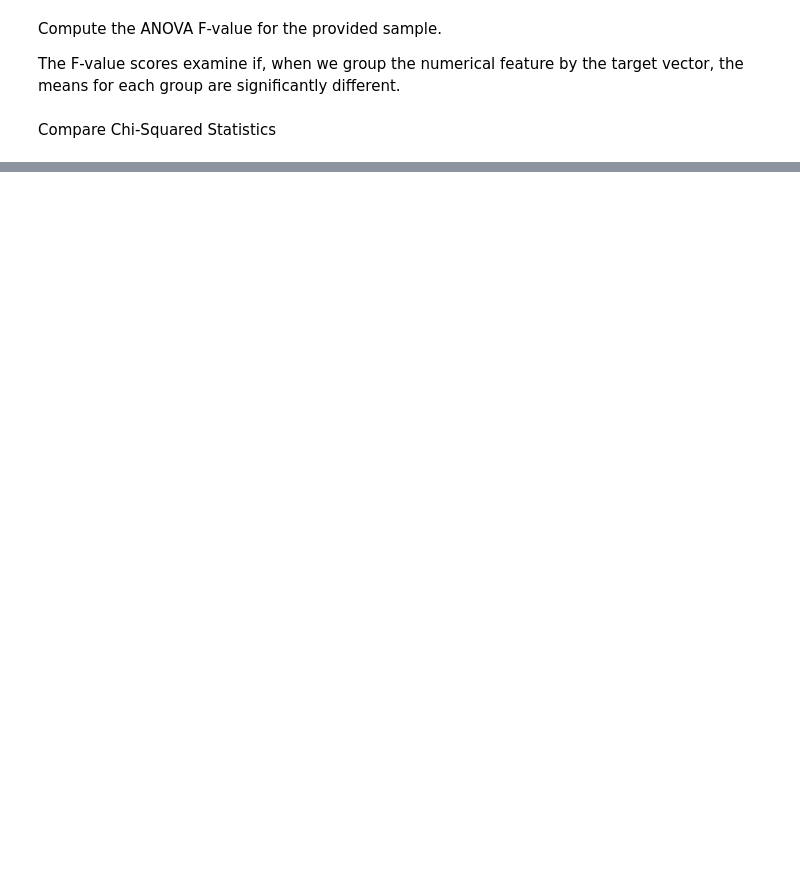
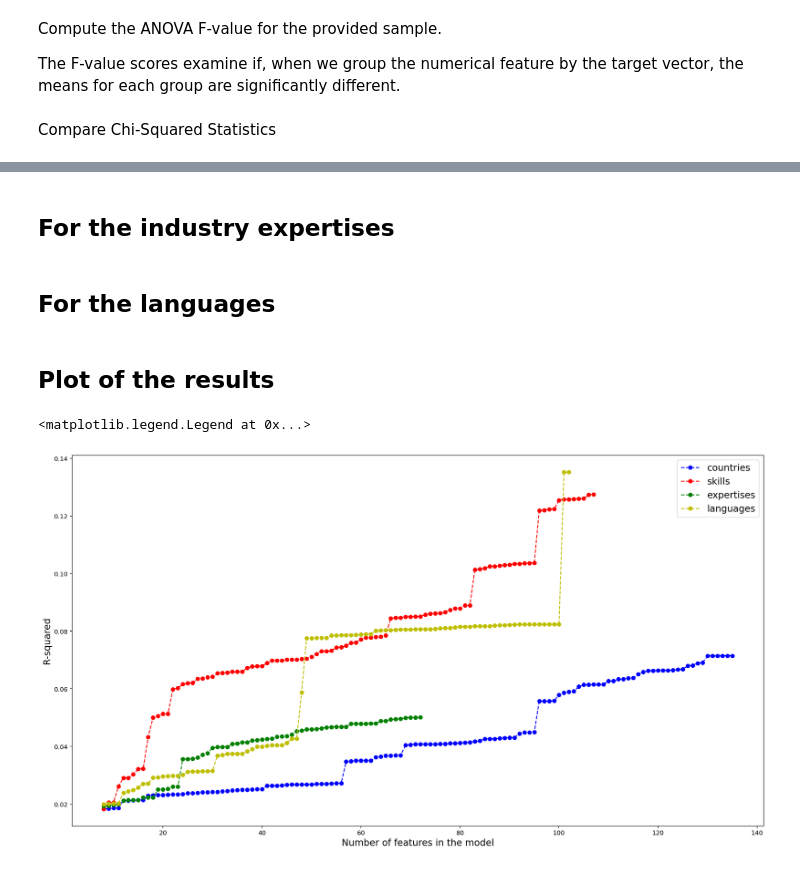
Before and after one commit to Victor-Manach/MODS207, a Jupyter notebook: feature_selection.ipynb, the cells around one changed output, grey strips where cells are left out. Saved outputs shown, nothing was run; the diff lists cells and outputs as text; code cells hidden in the pictures; blank space fills up the shorter version.

```diff
--- a/feature_selection.ipynb
+++ b/feature_selection.ipynb
@@ -195,0 +112,44 @@ strong multicollinearity or other numerical problems.
+# %% [markdown]
+## For the industry expertises
+# %%
+selected_features = ['rating','nb_reviews','nb_projects','nb_buyers','last_active','gender','score']
+exper_rsquared = []
+x_exper = []
+for exper in exper_dummies.columns:
+    if exper not in data.columns:
+        continue
+    selected_features += [exper]
+    X_cut = X[selected_features]
+    X_cut = X_cut.assign(Intercept=1)
+    model = sm.OLS(y,X_cut).fit()
+    exper_rsquared.append(model.rsquared)
+    x_exper.append(len(selected_features))
+# %% [markdown]
+## For the languages
+# %%
+selected_features = ['rating','nb_reviews','nb_projects','nb_buyers','last_active','gender','score']
+lang_rsquared = []
+x_lang = []
+for lang in languages_dummies.columns:
+    if lang not in data.columns:
+        continue
+    selected_features += [lang]
+    X_cut = X[selected_features]
+    X_cut = X_cut.assign(Intercept=1)
+    model = sm.OLS(y,X_cut).fit()
+    lang_rsquared.append(model.rsquared)
+    x_lang.append(len(selected_features))
+# %% [markdown]
+## Plot of the results
+# %%
+plt.figure(figsize=(20,11))
+plt.plot(x_countries,countries_rsquared, '--', c='b', marker='o', label='countries')
+plt.plot(x_skills,skills_rsquared, '--', c='r', marker='o', label='skills')
+plt.plot(x_exper,exper_rsquared, '--', c='g', marker='o', label='expertises')
+plt.plot(x_lang,lang_rsquared, '--', c='y', marker='o', label='languages')
+plt.xlabel('Number of features in the model', size=15)
+plt.ylabel('R-squared', size=15)
+plt.legend(fontsize=15)
+# %% [output]
+<matplotlib.legend.Legend at 0x...>
+[figure, added]
```
Also changed, not shown: parts of 32 cells of this notebook, 3 other files.
